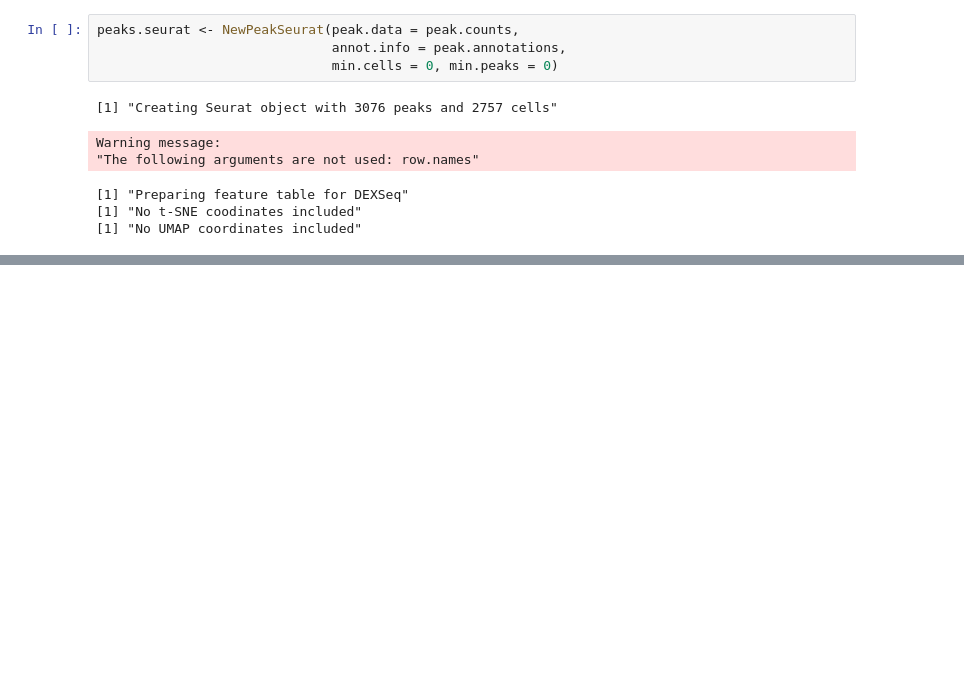
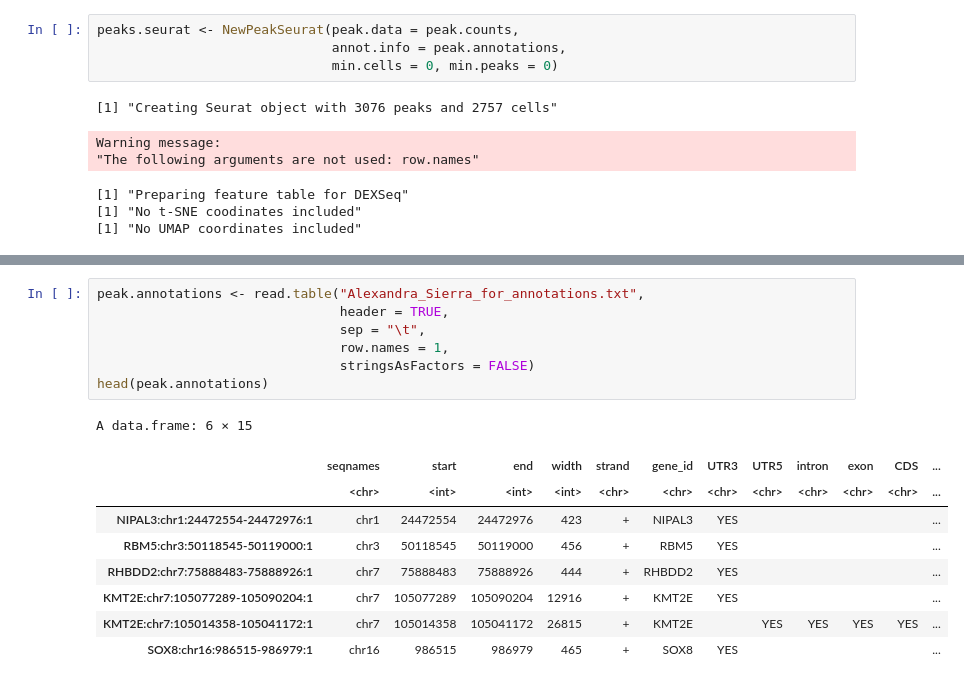
Before and after one commit to AidenSb/APA, a Jupyter notebook: Seurat_Sierra_proceesing_Alexandra_G_dataset.ipynb, the cells around one changed output, grey strips where cells are left out. Saved outputs shown, nothing was run; the diff lists cells and outputs as text; blank space fills up the shorter version.

```diff
--- a/Seurat_Sierra_proceesing_Alexandra_G_dataset.ipynb
+++ b/Seurat_Sierra_proceesing_Alexandra_G_dataset.ipynb
@@ -287,0 +526,17 @@ Warning message:
+# %%
+peak.annotations <- read.table("Alexandra_Sierra_for_annotations.txt",
+                               header = TRUE,
+                               sep = "\t",
+                               row.names = 1,
+                               stringsAsFactors = FALSE)
+head(peak.annotations)
+# %% [output]
+A data.frame: 6 × 15
+|  | seqnames | start | end | width | strand | gene_id | UTR3 | UTR5 | intron | exon | CDS | ... |
+|  | <chr> | <int> | <int> | <int> | <chr> | <chr> | <chr> | <chr> | <chr> | <chr> | <chr> | ... |
+| NIPAL3:chr1:24472554-24472976:1 | chr1 | 24472554 | 24472976 | 423 | + | NIPAL3 | YES |  |  |  |  | ... |
+| RBM5:chr3:50118545-50119000:1 | chr3 | 50118545 | 50119000 | 456 | + | RBM5 | YES |  |  |  |  | ... |
+| RHBDD2:chr7:75888483-75888926:1 | chr7 | 75888483 | 75888926 | 444 | + | RHBDD2 | YES |  |  |  |  | ... |
+| KMT2E:chr7:105077289-105090204:1 | chr7 | 105077289 | 105090204 | 12916 | + | KMT2E | YES |  |  |  |  | ... |
+| KMT2E:chr7:105014358-105041172:1 | chr7 | 105014358 | 105041172 | 26815 | + | KMT2E |  | YES | YES | YES | YES | ... |
+| SOX8:chr16:986515-986979:1 | chr16 | 986515 | 986979 | 465 | + | SOX8 | YES |  |  |  |  | ... |
```
Also changed, not shown: parts of 27 cells of this notebook, 3 other files.
